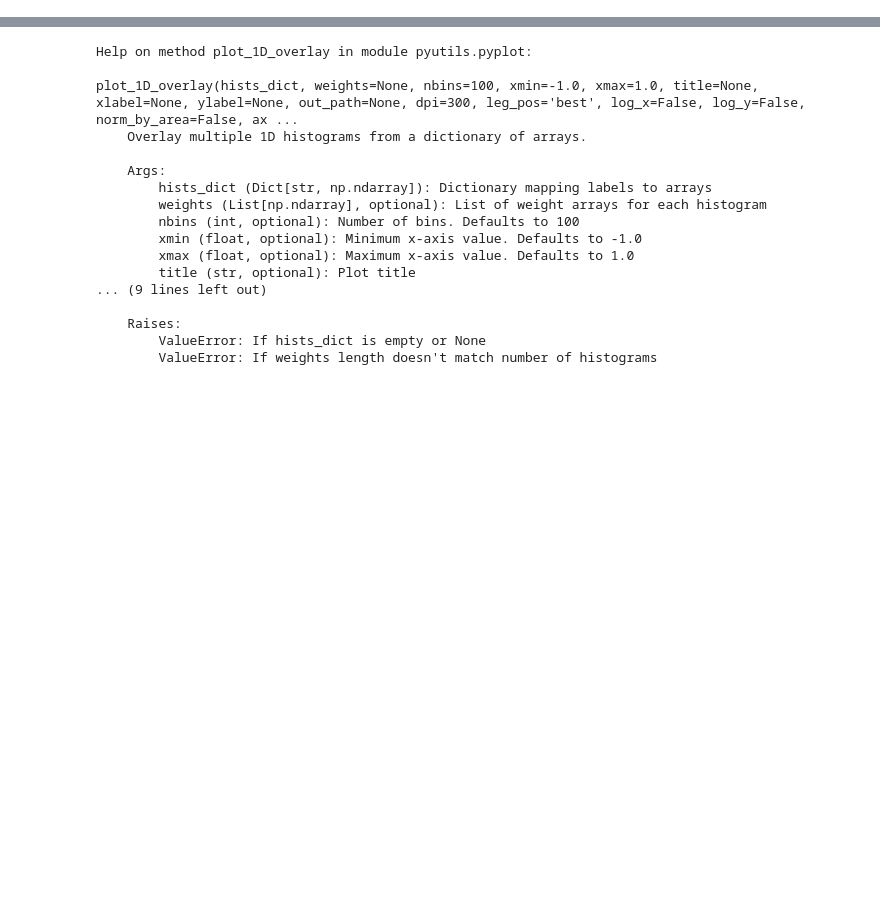
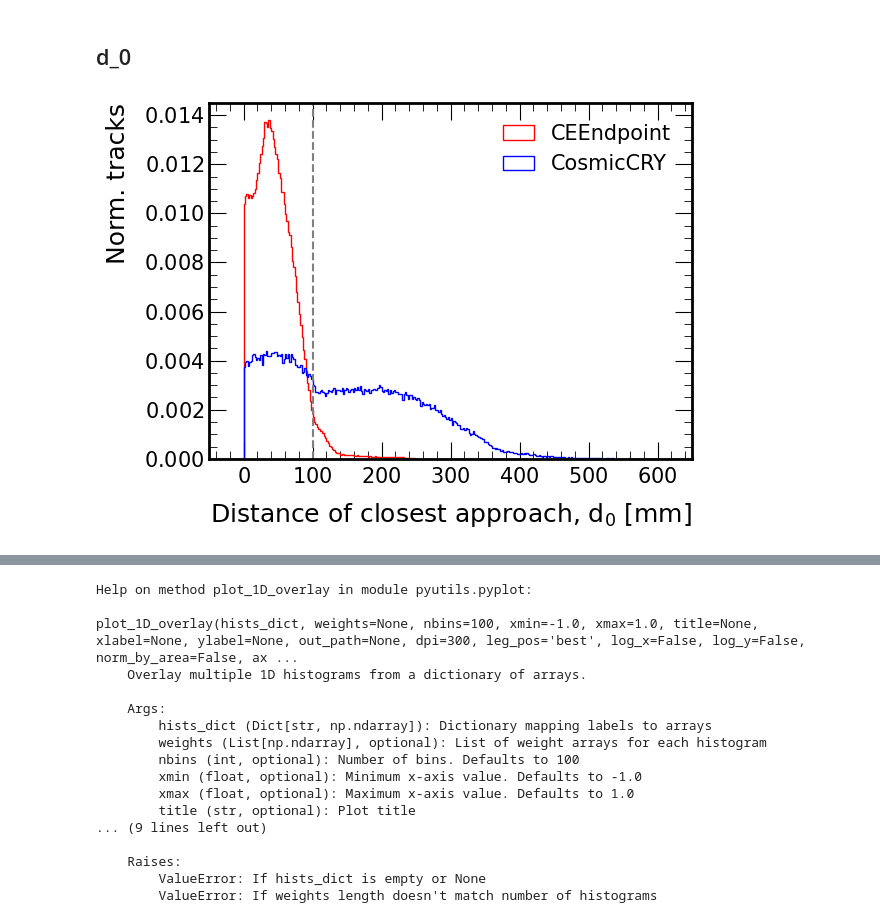
Before and after one commit to victordorojan/mu2e_cosmic_ana, a Jupyter notebook: ana/comp/track_cuts.ipynb, the cells around one changed output, grey strips where cells are left out. Drawn from its saved outputs; the diff is of its cells as text; code cells hidden in the pictures; blank space fills up the shorter version.

```diff
--- a/ana/comp/track_cuts.ipynb
+++ b/ana/comp/track_cuts.ipynb
@@ -457,0 +380,24 @@ plt.show()
+# %% [markdown]
+## d_0
+# %%
+fig, ax = plt.subplots()
+
+plot.plot_1D_overlay(
+    {
+        "CEEndpoint" : ak.flatten(data_signal["trkfit"]["trksegpars_lh"]["d0"], axis=None),
+        "CosmicCRY" : ak.flatten(data_onspill["trkfit"]["trksegpars_lh"]["d0"], axis=None)
+    },
+    nbins=350,xmin=-50,xmax=650,norm_by_area=True,
+    show=False,
+    ax=ax,
+    xlabel=r"Distance of closest approach, $d_{0}$ [mm]",
+    ylabel="Norm. tracks"
+)
+
+
+ax.axvline(100, linestyle="--", color="grey")
+plt.tight_layout()
+plt.savefig("../../img/comp/h1o_d0.png", dpi=300)
+plt.show()
+# %% [output]
+[figure, added]
```
Also changed, not shown: parts of 51 cells of this notebook.
